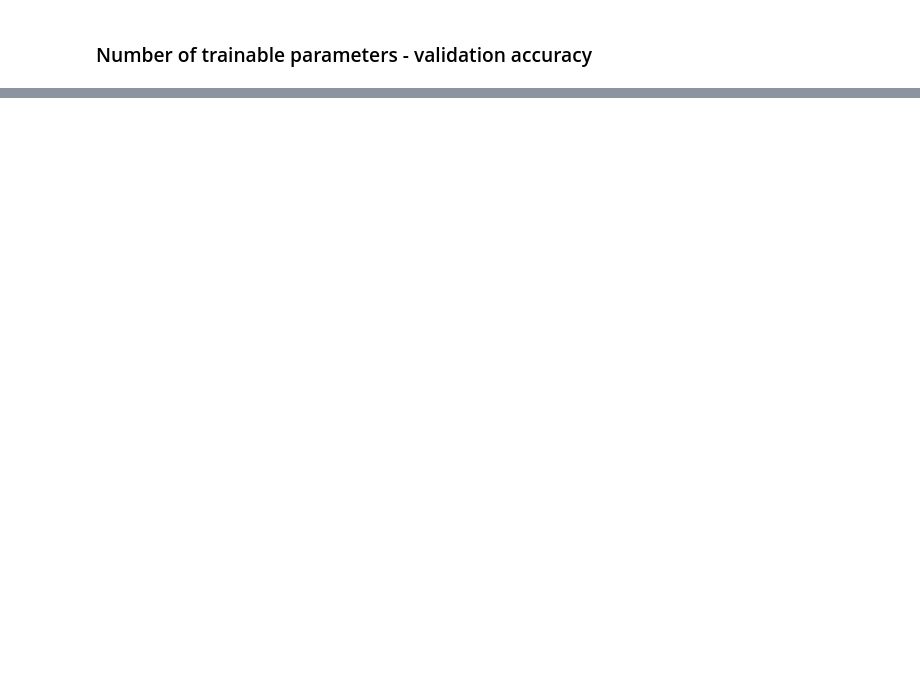
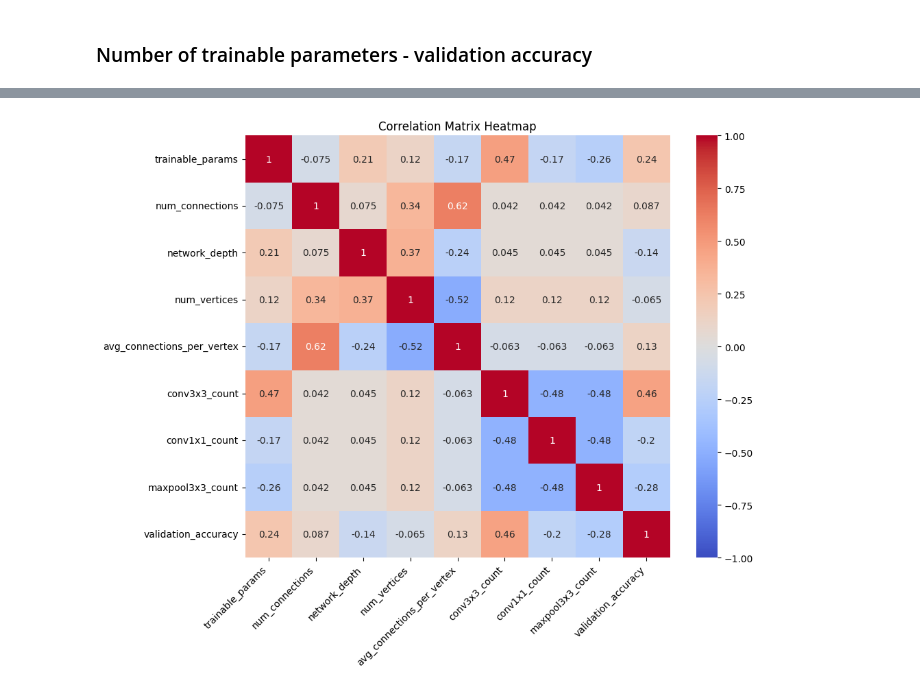
Before and after one commit to simon-smida/BP-Accuracy-Predictors, a Jupyter notebook: correlation_analysis.ipynb, the cells around one changed output, grey strips where cells are left out. Cells and saved outputs as stored; diff of their text form; code cells hidden in the pictures; blank space fills up the shorter version.

```diff
--- a/correlation_analysis.ipynb
+++ b/correlation_analysis.ipynb
@@ -222,16 +292,17 @@ plt.show()
 # %%
 # Create a DataFrame with the derived features
 data = pd.DataFrame({
     "trainable_params": num_weights,
     "num_connections": num_connections,
     "network_depth": net_depths,
     "num_vertices": num_vertices,
     "avg_connections_per_vertex": avg_connections_per_vertex,
     "conv3x3_count": conv3x3_count,
     "conv1x1_count": conv1x1_count,
     "maxpool3x3_count": maxpool3x3_count,
     "validation_accuracy": val_accs,
-    "test_accuracy": test_acc
 })
 
-show_correlation_matrix(data)
+show_correlation_matrix(data, save=True, save_path='imgs/correlation_matrix.pdf')
+# %% [output]
+[figure, added]
```
Also changed, not shown: parts of 14 cells of this notebook, 4 other files.
